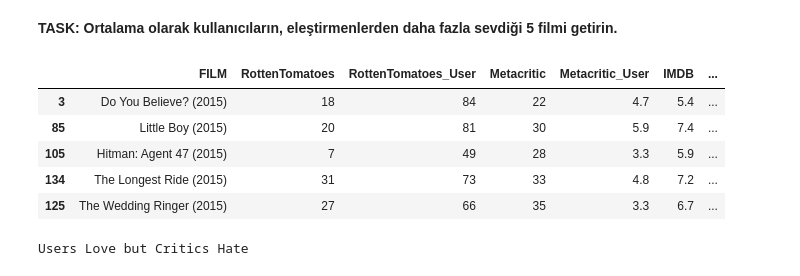
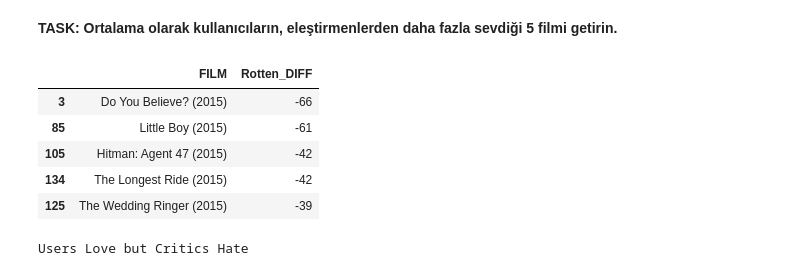
Before and after one commit to berfino/Python, a Jupyter notebook: FinalProject_Movies.ipynb, the cells around one changed output. Cells and saved outputs as stored; diff of their text form; code cells hidden in the pictures.

```diff
--- a/FinalProject_Movies.ipynb
+++ b/FinalProject_Movies.ipynb
@@ -523,14 +523,15 @@ plt.show()
 # %% [markdown]
 **TASK: Ortalama olarak kullanıcıların, eleştirmenlerden daha fazla sevdiği 5 filmi getirin.**
 # %%
-all_sites.nsmallest(5, 'Rotten_DIFF')
+subset = all_sites[['FILM', 'Rotten_DIFF']]
+subset.nsmallest(5,'Rotten_DIFF')
 # %% [output]
-|  | FILM | RottenTomatoes | RottenTomatoes_User | Metacritic | Metacritic_User | IMDB | ... |
-| 3 | Do You Believe? (2015) | 18 | 84 | 22 | 4.7 | 5.4 | ... |
-| 85 | Little Boy (2015) | 20 | 81 | 30 | 5.9 | 7.4 | ... |
-| 105 | Hitman: Agent 47 (2015) | 7 | 49 | 28 | 3.3 | 5.9 | ... |
-| 134 | The Longest Ride (2015) | 31 | 73 | 33 | 4.8 | 7.2 | ... |
-| 125 | The Wedding Ringer (2015) | 27 | 66 | 35 | 3.3 | 6.7 | ... |
+|  | FILM | Rotten_DIFF |
+| 3 | Do You Believe? (2015) | -66 |
+| 85 | Little Boy (2015) | -61 |
+| 105 | Hitman: Agent 47 (2015) | -42 |
+| 134 | The Longest Ride (2015) | -42 |
+| 125 | The Wedding Ringer (2015) | -39 |
 # %%
 # %% [output]
 Users Love but Critics Hate
```
Also changed, not shown: parts of 1 cell of this notebook.
